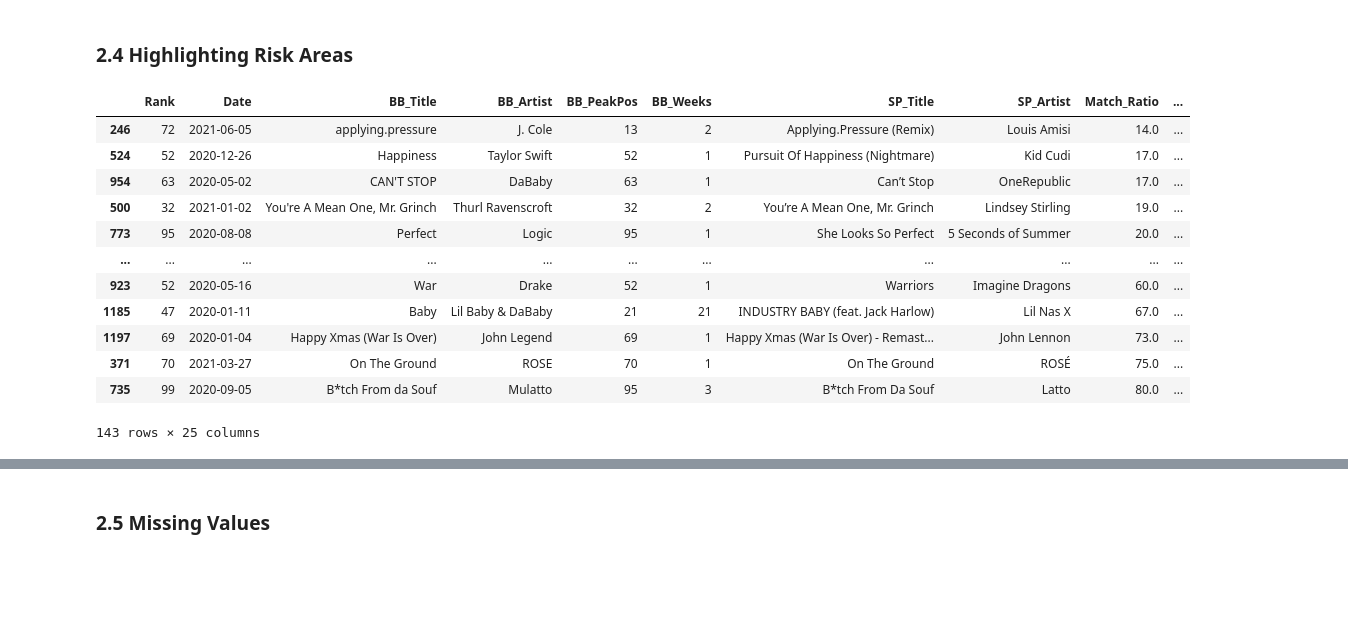
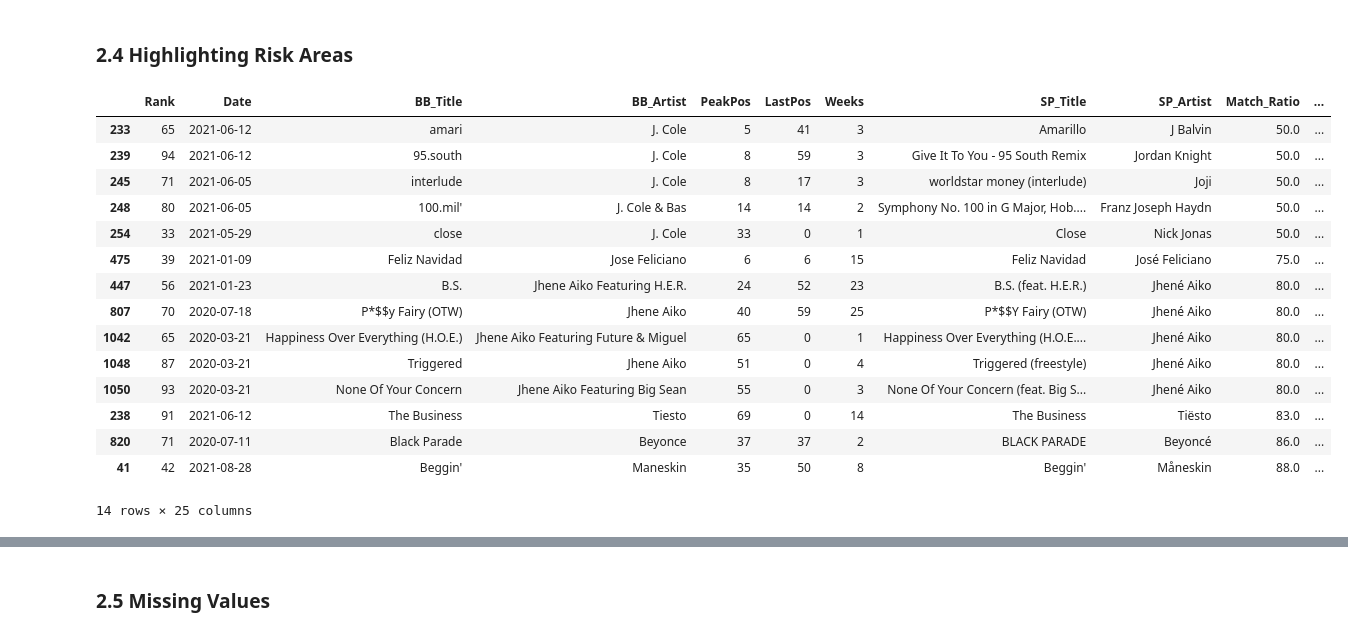
Before and after one commit to JelicaB/BillboardSongAnalysis, a Jupyter notebook: notebooks/1.0-JB-Data-Wrangling.ipynb, the cells around one changed output, grey strips where cells are left out. Saved outputs shown, nothing was run; the diff lists cells and outputs as text; code cells hidden in the pictures; blank space fills up the shorter version.

```diff
--- a/notebooks/1.0-JB-Data-Wrangling.ipynb
+++ b/notebooks/1.0-JB-Data-Wrangling.ipynb
@@ -96,28 +99,45 @@ test_search = sp.search(q='track:Happier', type='track', limit=2, market='US')
+# %%
+def mod_value(value, char_list, trunc = False):
+    """ Takes the value and a list of unnecessary characters,
+    removes them and truncates the string"""
+
+    new_value = value
+    for char in char_list:
+        new_value = new_value.replace(char,"")
+
+    if trunc == True:
+        new_value = new_value.split()[0]
+
+    return new_value
 # %%
 def song_data(title, artist):
     '''Searches Spotify for song title in Billboard Hot 100 list, returns the
-    top 4 searches and finds the highest match ratio between artist.
+    top 2 searches and finds the highest match ratio between artist.
     Returns highest match ratio title, artist and song id'''
+
+    #removing feat., "X", etc. from artist and title
+    mod_artist = mod_value(artist, [' X','& ','Featuring ',' x', '(',')',' +'], trunc = True)
+    mod_title = mod_value(title, ["'"])
 
     song = []
     highest_ratio = 0
-    track_results = sp.search(q='track:'+title, type='track', limit=4, market='US')
+    track_results = sp.search(q='track:'+mod_title+' artist:'+mod_artist, type='track', limit=2, market='US')
 
     for i, t in enumerate(track_results['tracks']['items']):
-        match_ratio = fuzz.partial_ratio(artist, t['artists'][0]['name'])
+        match_ratio = fuzz.partial_ratio(mod_artist.lower(), t['artists'][0]['name'].lower())
         if match_ratio > highest_ratio:
             highest_ratio = match_ratio
             song = []
-            song.append(t['name'])
-            song.append(t['artists'][0]['name'])
-            song.append(highest_ratio)
-            song.append(t['id'])
+            song.extend([t['name'], t['artists'][0]['name'], highest_ratio, t['id']])
+
+            genres = sp.artist(t['artists'][0]['id'])['genres']
+            song.append(genres)
     return song
 # %%
 unique_songs['SP_Data'] = unique_songs.apply(lambda row: song_data(row['BB_Title'],row['BB_Artist']),axis=1)
 
-unique_songs[['SP_Title','SP_Artist','Match_Ratio','SP_id']] = pd.DataFrame(unique_songs.SP_Data.tolist(), \
-                                                                            index= unique_songs.index)
+unique_songs[['SP_Title','SP_Artist', 'Match_Ratio','SP_id','Genres']] = pd.DataFrame(unique_songs.SP_Data.tolist(), \
+                                                                    index= unique_songs.index)
 
 unique_songs = unique_songs.drop(columns=['SP_Data'])
 
@@ -150,8 +170,8 @@ def song_atts(sp_id):
 # %%
 unique_songs['SP_Atts'] = unique_songs.apply(lambda row: song_atts(row['SP_id']),axis=1)
 
-unique_songs = pd.concat([unique_songs.drop(['SP_Atts'], axis=1), unique_songs['SP_Atts'].apply(pd.Series)], axis=1)
-unique_songs = unique_songs.drop(['type','id','uri'], axis=1)
+unique_songs = pd.concat([unique_songs.drop(['SP_Atts'], axis=1), unique_songs['SP_Atts'].apply(pd.Series)], axis=1)\
+                    .drop(columns=['type','id','uri', 'track_href','analysis_url'])
 
 unique_songs
 # %% [output]
@@ -370,18 +321,21 @@ plt.subplots_adjust(hspace=0.5);
 ### 2.4 Highlighting Risk Areas
 # %%
 #Highlight songs where the match between the Billboard naming and Spotify naming may have pulled the wrong song.
-unique_songs[unique_songs.Match_Ratio <= 80].sort_values('Match_Ratio')
+unique_songs[unique_songs.Match_Ratio <= 99].sort_values('Match_Ratio')
 # %% [output]
-|  | Rank | Date | BB_Title | BB_Artist | BB_PeakPos | BB_Weeks | SP_Title | SP_Artist | Match_Ratio | ... |
-| 246 | 72 | 2021-06-05 | applying.pressure | J. Cole | 13 | 2 | Applying.Pressure (Remix) | Louis Amisi | 14.0 | ... |
-| 524 | 52 | 2020-12-26 | Happiness | Taylor Swift | 52 | 1 | Pursuit Of Happiness (Nightmare) | Kid Cudi | 17.0 | ... |
-| 954 | 63 | 2020-05-02 | CAN'T STOP | DaBaby | 63 | 1 | Can’t Stop | OneRepublic | 17.0 | ... |
-| 500 | 32 | 2021-01-02 | You're A Mean One, Mr. Grinch | Thurl Ravenscroft | 32 | 2 | You’re A Mean One, Mr. Grinch | Lindsey Stirling | 19.0 | ... |
-| 773 | 95 | 2020-08-08 | Perfect | Logic | 95 | 1 | She Looks So Perfect | 5 Seconds of Summer | 20.0 | ... |
-| ... | ... | ... | ... | ... | ... | ... | ... | ... | ... | ... |
-| 923 | 52 | 2020-05-16 | War | Drake | 52 | 1 | Warriors | Imagine Dragons | 60.0 | ... |
-| 1185 | 47 | 2020-01-11 | Baby | Lil Baby & DaBaby | 21 | 21 | INDUSTRY BABY (feat. Jack Harlow) | Lil Nas X | 67.0 | ... |
-| 1197 | 69 | 2020-01-04 | Happy Xmas (War Is Over) | John Legend | 69 | 1 | Happy Xmas (War Is Over) - Remast... | John Lennon | 73.0 | ... |
-| 371 | 70 | 2021-03-27 | On The Ground | ROSE | 70 | 1 | On The Ground | ROSÉ | 75.0 | ... |
-| 735 | 99 | 2020-09-05 | B*tch From da Souf | Mulatto | 95 | 3 | B*tch From Da Souf | Latto | 80.0 | ... |
+|  | Rank | Date | BB_Title | BB_Artist | PeakPos | LastPos | Weeks | SP_Title | SP_Artist | Match_Ratio | ... |
+| 233 | 65 | 2021-06-12 | amari | J. Cole | 5 | 41 | 3 | Amarillo | J Balvin | 50.0 | ... |
+| 239 | 94 | 2021-06-12 | 95.south | J. Cole | 8 | 59 | 3 | Give It To You - 95 South Remix | Jordan Knight | 50.0 | ... |
+| 245 | 71 | 2021-06-05 | interlude | J. Cole | 8 | 17 | 3 | worldstar money (interlude) | Joji | 50.0 | ... |
+| 248 | 80 | 2021-06-05 | 100.mil' | J. Cole & Bas | 14 | 14 | 2 | Symphony No. 100 in G Major, Hob.... | Franz Joseph Haydn | 50.0 | ... |
+| 254 | 33 | 2021-05-29 | close | J. Cole | 33 | 0 | 1 | Close | Nick Jonas | 50.0 | ... |
+| 475 | 39 | 2021-01-09 | Feliz Navidad | Jose Feliciano | 6 | 6 | 15 | Feliz Navidad | José Feliciano | 75.0 | ... |
+| 447 | 56 | 2021-01-23 | B.S. | Jhene Aiko Featuring H.E.R. | 24 | 52 | 23 | B.S. (feat. H.E.R.) | Jhené Aiko | 80.0 | ... |
+| 807 | 70 | 2020-07-18 | P*$$y Fairy (OTW) | Jhene Aiko | 40 | 59 | 25 | P*$$Y Fairy (OTW) | Jhené Aiko | 80.0 | ... |
+| 1042 | 65 | 2020-03-21 | Happiness Over Everything (H.O.E.) | Jhene Aiko Featuring Future & Miguel | 65 | 0 | 1 | Happiness Over Everything (H.O.E.... | Jhené Aiko | 80.0 | ... |
+| 1048 | 87 | 2020-03-21 | Triggered | Jhene Aiko | 51 | 0 | 4 | Triggered (freestyle) | Jhené Aiko | 80.0 | ... |
+| 1050 | 93 | 2020-03-21 | None Of Your Concern | Jhene Aiko Featuring Big Sean | 55 | 0 | 3 | None Of Your Concern (feat. Big S... | Jhené Aiko | 80.0 | ... |
+| 238 | 91 | 2021-06-12 | The Business | Tiesto | 69 | 0 | 14 | The Business | Tiësto | 83.0 | ... |
+| 820 | 71 | 2020-07-11 | Black Parade | Beyonce | 37 | 37 | 2 | BLACK PARADE | Beyoncé | 86.0 | ... |
+| 41 | 42 | 2021-08-28 | Beggin' | Maneskin | 35 | 50 | 8 | Beggin' | Måneskin | 88.0 | ... |
-143 rows × 25 columns
+14 rows × 25 columns
```
Also changed, not shown: parts of 26 cells of this notebook.
